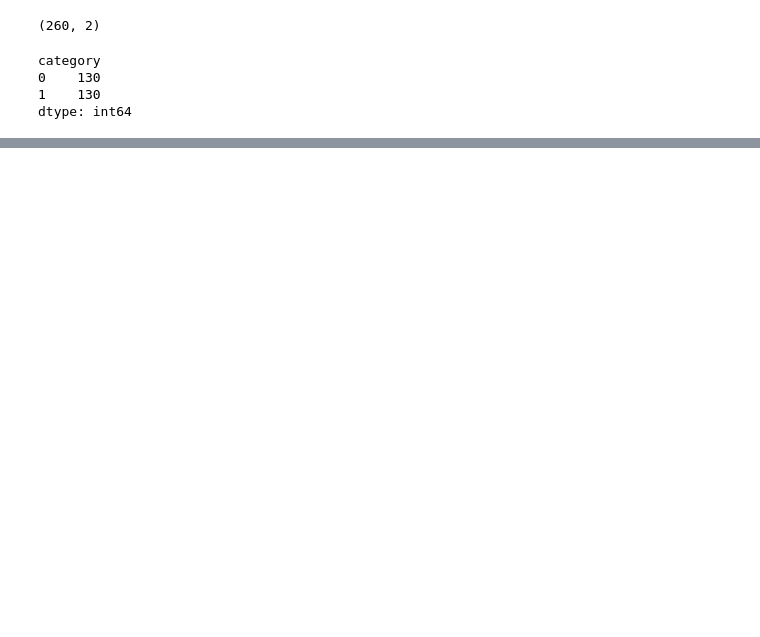
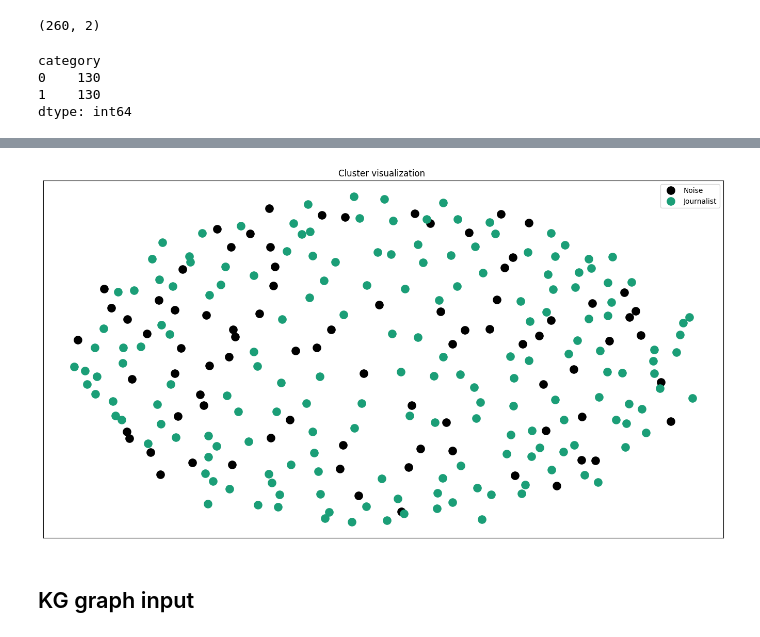
Before and after one commit to marinmss/m1-datascience-project, a Jupyter notebook: src/part1_clustering.ipynb, the cells around one changed output, grey strips where cells are left out. Drawn from its saved outputs; the diff is of its cells as text; code cells hidden in the pictures; blank space fills up the shorter version.

```diff
--- a/src/part1_clustering.ipynb
+++ b/src/part1_clustering.ipynb
@@ -373,0 +452,13 @@ Silhouette Coefficient: 0.109
+# %%
+bio = df_cluster["text"]
+# %%
+tfidf_vectorizer = TfidfVectorizer(max_features=1000, use_idf=True, stop_words='english')
+
+# Fit the vectorizer to text data
+tfidf_matrix = tfidf_vectorizer.fit_transform(bio)
+# %%
+dbscan = DBSCAN(eps=1, min_samples=5)
+dbscan.fit(tfidf_matrix)
+
+cluster_labels = dbscan.fit_predict(tfidf_matrix.toarray())
+labels = df_cluster["category"].values
@@ -373,0 +505,63 @@ Silhouette Coefficient: 0.109
+# %%
+from sklearn.metrics.pairwise import cosine_similarity
+from sklearn.manifold import MDS
+import matplotlib.pyplot as plt
+
+# Dimensionality Reduction for Visualization
+pca = PCA(n_components=2)
+reduced_vectors = pca.fit_transform(tfidf_matrix.toarray())
+
+dist = 1 - cosine_similarity(tfidf_matrix)
+
+# Use multidimensional scaling to convert the dist matrix into a 2-dimensional array
+MDS()
+
+# n_components=2 to plot results in a two-dimensional plane
+mds = MDS(n_components=2, dissimilarity="precomputed", random_state=1)
+pos = mds.fit_transform(dist)
+xs, ys = pos[:, 0], pos[:, 1]
+
+#set up colors per clusters
+cluster_colors = {0: '#1b9e77', 1: '#d95f02', -1: '#000000' }
+
+#set up cluster names
+cluster_names = {0: 'Journalist', 1: 'Sculptor', -1 : 'Noise'}
+
+#create data frame that has the result of the MDS plus the cluster numbers and titles
+
+df = pd.DataFrame(dict(x=xs, y=ys, label=cluster_labels))
+
+#group by cluster
+groups = df.groupby('label')
+
+# set up plot
+fig, ax = plt.subplots(figsize=(17, 9))
+ax.margins(0.05)
+
+#iterate through groups to layer the plot
+for name, group in groups:
+    ax.plot(group.x, group.y, marker='o', linestyle='', ms=12,
+            label=cluster_names[name],
+            color=cluster_colors[name],
+            mec='none')
+    ax.set_aspect('auto')
+    ax.tick_params(\
+        axis= 'x',
+        which='both',
+        bottom=False,
+        top=False,
+        labelbottom=False)
+    ax.tick_params(\
+        axis= 'y',
+        which='both',
+        left=False,
+        top=False,
+        labelleft=False)
+
+ax.legend(numpoints=1)
+plt.title('Cluster visualization ')
+plt.show()
+# %% [output]
+[figure, added]
+# %% [markdown]
+## KG graph input ###
```
Also changed, not shown: parts of 56 cells of this notebook.
